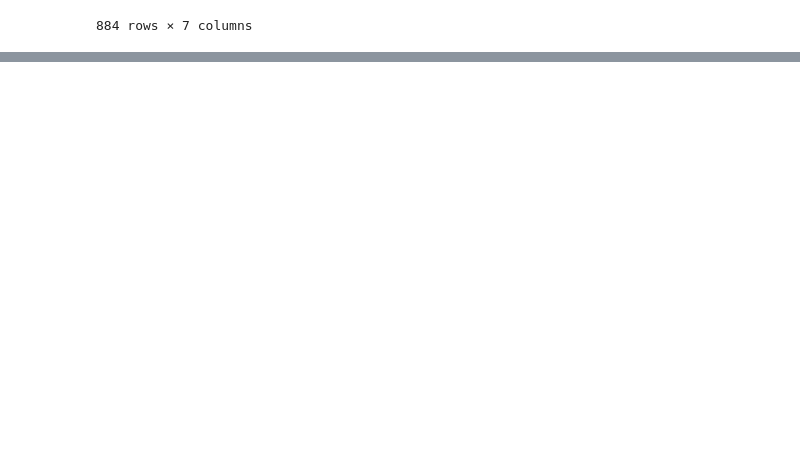
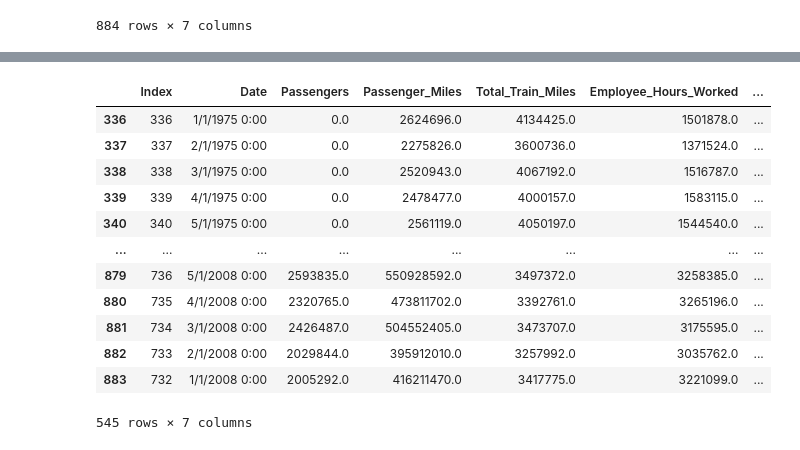
Before and after one commit to RBLevine/ETL-Project, a Jupyter notebook: CSVCleanUp/CSV_Cleanup.ipynb, the cells around one changed output, grey strips where cells are left out. Drawn from its saved outputs; the diff is of its cells as text; code cells hidden in the pictures; blank space fills up the shorter version.

```diff
--- a/CSVCleanUp/CSV_Cleanup.ipynb
+++ b/CSVCleanUp/CSV_Cleanup.ipynb
@@ -63,0 +114,7 @@ miles_traveled
+# %%
+# File to Load (Remember to Change These)
+file_to_load = "../ETL_CSV_Files/Rail.csv"
+
+# Read File and store into Pandas data frame
+rail_info = pd.read_csv(file_to_load)
+rail_info
@@ -63,0 +135,7 @@ miles_traveled
+# %%
+# Keep rows were there is at least 3 values that are not NaN.
+# This makes it so that Index and Date are kept, but at least one other column needs to have a value other than NaN to
+# stay in the dataframe
+columnNames=rail_info.columns
+rail_info_df=rail_info[columnNames].dropna(thresh=3)
+rail_info_df
@@ -63,0 +156,8 @@ miles_traveled
+# %%
+# Rename columns for ease
+rail_info_df.rename(columns = {'Passenger Rail Passengers':'Passengers',
+                                'Passenger Rail Passenger Miles':'Passenger_Miles',
+                              'Passenger Rail Total Train Miles':'Total_Train_Miles',
+                              'Passenger Rail Employee Hours Worked':'Employee_Hours_Worked',
+                              'Passenger Rail Yard Switching Miles':'Yard_Switching_Miles'}, inplace = True)
+rail_info_df.head()
@@ -63,0 +171,17 @@ miles_traveled
+# %%
+# Drop Passenger Rail Total Reports column
+rail_info_df.drop(['Passenger Rail Total Reports'], axis = 1)
+# %% [output]
+|  | Index | Date | Passengers | Passenger_Miles | Total_Train_Miles | Employee_Hours_Worked | ... |
+| 336 | 336 | 1/1/1975 0:00 | 0.0 | 2624696.0 | 4134425.0 | 1501878.0 | ... |
+| 337 | 337 | 2/1/1975 0:00 | 0.0 | 2275826.0 | 3600736.0 | 1371524.0 | ... |
+| 338 | 338 | 3/1/1975 0:00 | 0.0 | 2520943.0 | 4067192.0 | 1516787.0 | ... |
+| 339 | 339 | 4/1/1975 0:00 | 0.0 | 2478477.0 | 4000157.0 | 1583115.0 | ... |
+| 340 | 340 | 5/1/1975 0:00 | 0.0 | 2561119.0 | 4050197.0 | 1544540.0 | ... |
+| ... | ... | ... | ... | ... | ... | ... | ... |
+| 879 | 736 | 5/1/2008 0:00 | 2593835.0 | 550928592.0 | 3497372.0 | 3258385.0 | ... |
+| 880 | 735 | 4/1/2008 0:00 | 2320765.0 | 473811702.0 | 3392761.0 | 3265196.0 | ... |
+| 881 | 734 | 3/1/2008 0:00 | 2426487.0 | 504552405.0 | 3473707.0 | 3175595.0 | ... |
+| 882 | 733 | 2/1/2008 0:00 | 2029844.0 | 395912010.0 | 3257992.0 | 3035762.0 | ... |
+| 883 | 732 | 1/1/2008 0:00 | 2005292.0 | 416211470.0 | 3417775.0 | 3221099.0 | ... |
+545 rows × 7 columns
```
Also changed, not shown: parts of 13 cells of this notebook, 1 other file.
